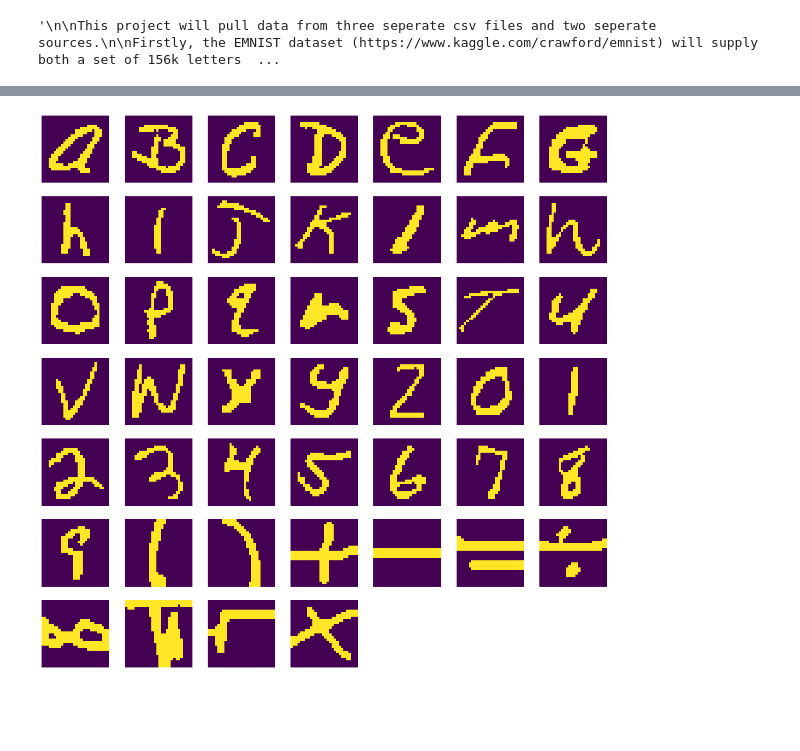
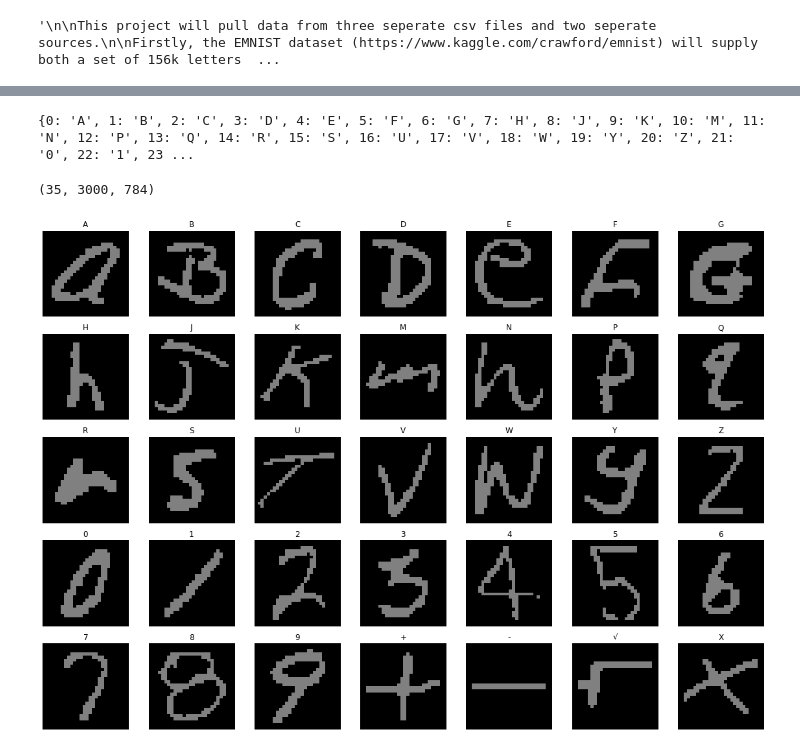
Before and after one commit to Robert-MacWha/Convolutional-OCR, a Jupyter notebook: Mathematical Expression Classification/preprocessing.ipynb, the cells around one changed output, grey strips where cells are left out. Cells and saved outputs as stored; diff of their text form; code cells hidden in the pictures; blank space fills up the shorter version.

```diff
--- a/Mathematical Expression Classification/preprocessing.ipynb
+++ b/Mathematical Expression Classification/preprocessing.ipynb
@@ -67,6 +67,6 @@ plt.show()
 # %%
 #? load 3k images from each item in the numeric csv
-NUMERIC_PATH = 'D:/Datasets/EMNIST/emnist-mnist-train.csv'
+NUMERIC_PATH = 'D:/Datasets/EMNIST/emnist-digits-train.csv'
 n_data = pd.read_csv(NUMERIC_PATH)
 
 # extract lables for safekeeping
@@ -82,7 +82,7 @@ n_data_npy = n_data_npy.reshape((-1, 784))
 THRESHOLD = 140
 n_data_npy = np.where(n_data_npy < THRESHOLD, 0, 1)
 
-# sort out and remove all but the first 3000 occurances of each class
+# sort out and remove all but the first [SAMPLES_PER_CLASS] occurances of each class
 n_balanced_data = [[] for _ in range(10)]
 n_class_frequency = [0] * 10
 
@@ -98,6 +98,6 @@ for i in range(n_data_npy.shape[0]):
 n_balanced_data_npy = np.asarray(n_balanced_data)
 
 print(n_balanced_data_npy.shape)
-plt.imshow(n_balanced_data_npy[2, 0].reshape((28, 28)))
+plt.imshow(n_balanced_data_npy[1, 0].reshape((28, 28)), 'gray')
 plt.show()
 # %% [output]
@@ -191,19 +196,55 @@ plt.show()
+# %%
+#? create a lable dictionary
+# lables are in ASCII and can be decoded with the chr() function
+LABEL_DIRECTORY = './dataset-mapping.txt'
+
+label_map = pd.read_csv(LABEL_DIRECTORY,
+                        delimiter = ' ',
+                        index_col=0,
+                        header=None,
+                        squeeze=True)
+
+label_dictionary = {}
+for index, label in enumerate(label_map):
+    label_dictionary[index] = chr(label)
+
+print(label_dictionary)
+# %% [output]
+{0: 'A', 1: 'B', 2: 'C', 3: 'D', 4: 'E', 5: 'F', 6: 'G', 7: 'H', 8: 'J', 9: 'K', 10: 'M', 11: 'N', 12: 'P', 13: 'Q', 14: 'R', 15: 'S', 16: 'U', 17: 'V', 18: 'W', 19: 'Y', 20: 'Z', 21: '0', 22: '1', 23 ...
 # %%
 # combine all the npy arrays into a single huge array
 data = np.concatenate((a_balanced_data_npy, n_balanced_data_npy, m_balanced_data_npy))
 class_frequency = np.concatenate((a_class_frequency, n_class_frequency, m_class_frequency))
+# data = np.concatenate((n_balanced_data_npy, m_balanced_data_npy))
+# class_frequency = np.concatenate((n_class_frequency, m_class_frequency))
+
+# normalize the dataset
+# data =  data / 255
+
+# slice out the letters 'O, L, I, X, Q, T' because they are too similar to to numbers / symbols
+cleaned_data = data.copy()
+cleaned_data = np.delete(cleaned_data, 23, axis=0)
+cleaned_data = np.delete(cleaned_data, 20, axis=0)
+cleaned_data = np.delete(cleaned_data, 14, axis=0)
+cleaned_data = np.delete(cleaned_data, 11, axis=0)
+cleaned_data = np.delete(cleaned_data, 8, axis=0)
+
+print(cleaned_data.shape)
 
 # save the dataset
-np.save('./preprocessed_data.micro.npy', data)
+np.save('./preprocessed_data_binarized.npy', cleaned_data)
 
 # plot an image for each category
 fig = plt.figure(figsize=(20, 20))
 
-for i in range(46):
+for i in range(35):
     fig.add_subplot(7, 7, i+1)
     plt.axis('off')
-    plt.imshow(data[i][0].reshape(28, 28))
+    plt.title(label_dictionary[i])
+    plt.imshow(cleaned_data[i][0].reshape(28, 28), 'gray')
+    plt.clim(0, 2)
 
 plt.show()
 # %% [output]
+(35, 3000, 784)
-[figure, old version]
+[figure, new version]
```
Also changed, not shown: parts of 5 cells of this notebook, 15 other files.
